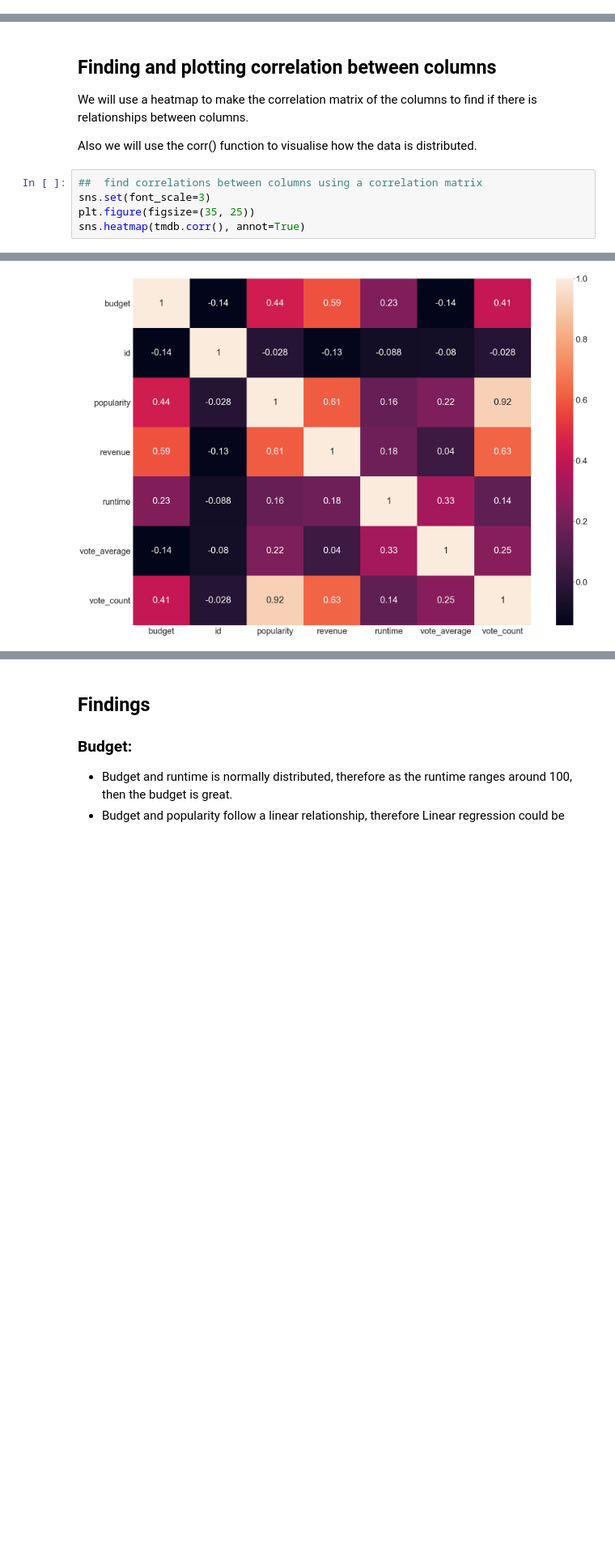
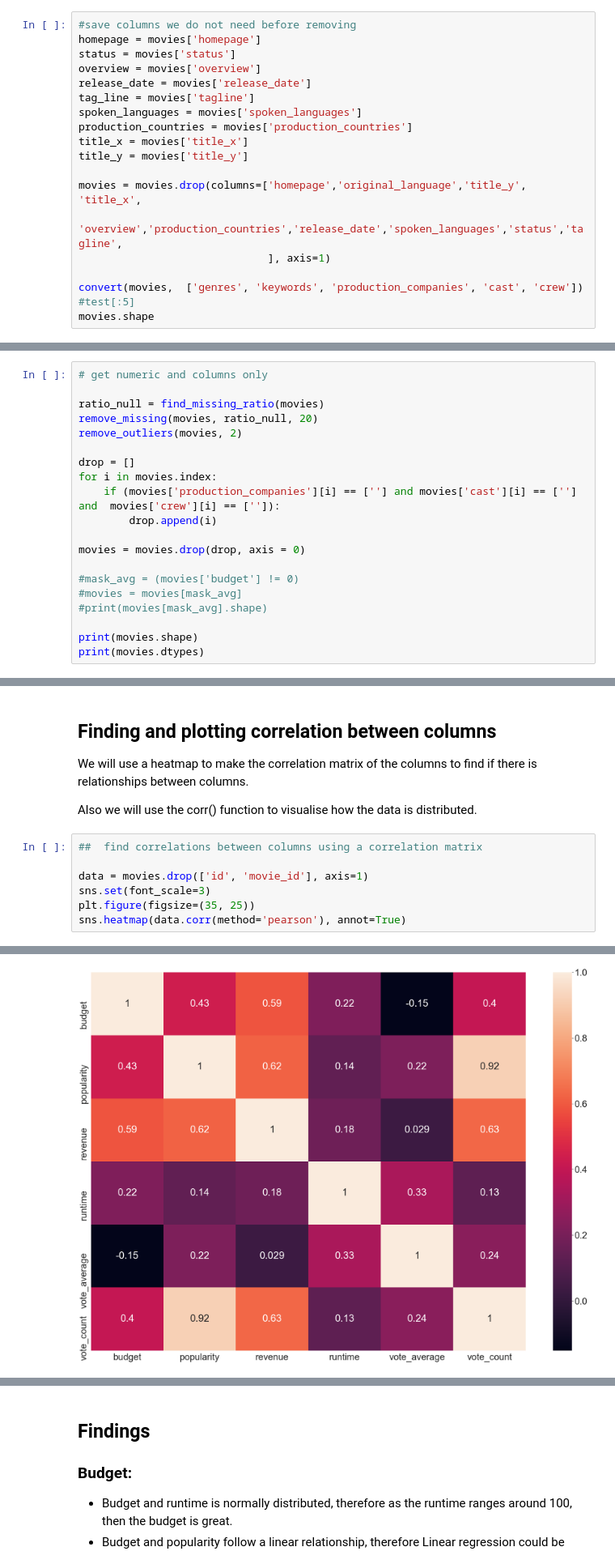
Before and after one commit to caotic300/TMDB-Dataset-Prediction-Analysis, a Jupyter notebook: TMDB Datasets Predictions.ipynb, the cells around one changed output, grey strips where cells are left out. Shown at 81% size. Drawn from its saved outputs; the diff is of its cells as text; blank space fills up the shorter version.

```diff
--- a/TMDB Datasets Predictions.ipynb
+++ b/TMDB Datasets Predictions.ipynb
@@ -23,0 +104,19 @@ tmdb = pd.read_csv('tmdb_5000_movies.csv')
+# %%
+#save columns we do not need before removing
+homepage = movies['homepage']
+status = movies['status']
+overview = movies['overview']
+release_date = movies['release_date']
+tag_line = movies['tagline']
+spoken_languages = movies['spoken_languages']
+production_countries = movies['production_countries']
+title_x = movies['title_x']
+title_y = movies['title_y']
+
+movies = movies.drop(columns=['homepage','original_language','title_y', 'title_x',
+                              'overview','production_countries','release_date','spoken_languages','status','tagline',
+                              ], axis=1)
+
+convert(movies,  ['genres', 'keywords', 'production_companies', 'cast', 'crew'])
+#test[:5]
+movies.shape
@@ -162,0 +239,20 @@ runtime
+# %%
+# get numeric and columns only
+
+ratio_null = find_missing_ratio(movies)
+remove_missing(movies, ratio_null, 20)
+remove_outliers(movies, 2)
+
+drop = []
+for i in movies.index:
+    if (movies['production_companies'][i] == [''] and movies['cast'][i] == [''] and  movies['crew'][i] == ['']):
+        drop.append(i)
+
+movies = movies.drop(drop, axis = 0)
+
+#mask_avg = (movies['budget'] != 0)
+#movies = movies[mask_avg]
+#print(movies[mask_avg].shape)
+
+print(movies.shape)
+print(movies.dtypes)
@@ -188,10 +303,12 @@ We will use a heatmap to make the correlation matrix  of the columns to find if
 Also we will use the corr() function to visualise how the data is distributed.
 # %%
 ##  find correlations between columns using a correlation matrix
+
+data = movies.drop(['id', 'movie_id'], axis=1)
 sns.set(font_scale=3)
 plt.figure(figsize=(35, 25))
-sns.heatmap(tmdb.corr(), annot=True)
+sns.heatmap(data.corr(method='pearson'), annot=True)
 # %% [output]
 <AxesSubplot:>
-[figure, old version]
+[figure, new version]
 # %%
```
Also changed, not shown: parts of 40 cells of this notebook, 2 other files.
